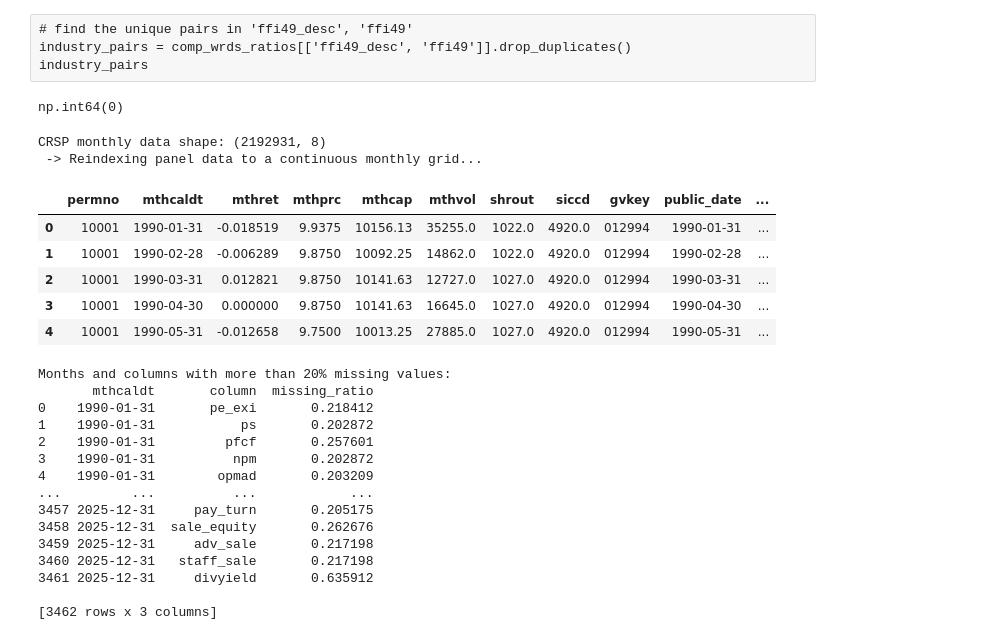
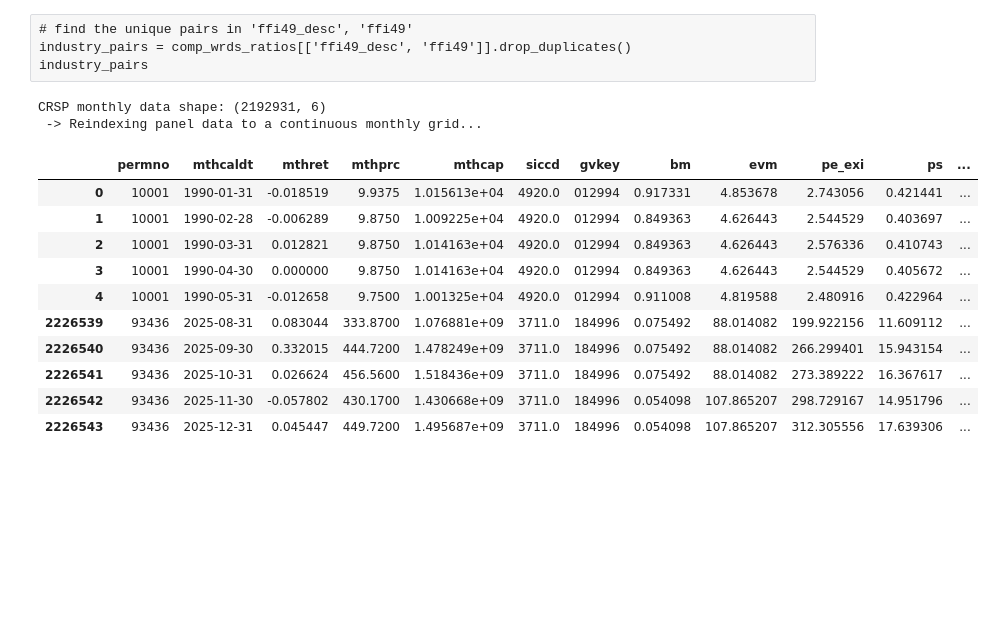
Before and after one commit to damonuc/PricingTailRisk_MDN, a Jupyter notebook: 1DataDownload_Clean.ipynb, the cells around one changed output. Drawn from its saved outputs; the diff is of its cells as text; code cells hidden in the pictures; blank space fills up the shorter version.

```diff
--- a/1DataDownload_Clean.ipynb
+++ b/1DataDownload_Clean.ipynb
@@ -221,6 +221,5 @@ crsp_wrds_msfv2_query_1990
 # %%
-crsp_wrds_msfv2_query_1990=pd.read_parquet('../data/crsp_wrds_msfv2_query_1990.parquet', engine='pyarrow',columns=['permno', 'mthcaldt', 'mthret', 'mthprc', 'mthcap', 'mthvol', 'shrout', 'siccd'])
-# crsp_wrds_msfv2_query_1990=pd.read_parquet('../data/crsp_wrds_msfv2_query_1990.parquet', engine='pyarrow')
+crsp_wrds_msfv2_query_1990=pd.read_parquet('../data/crsp_wrds_msfv2_query_1990.parquet', engine='pyarrow',columns=['permno', 'mthcaldt', 'mthret', 'mthprc', 'mthcap', 'siccd'])
 
 # ----------------------------------------
 # 剔除金融行业 (SIC 代码 6000 至 6999) 暂时作废
@@ -232,7 +231,7 @@ crsp_wrds_msfv2_query_1990=pd.read_parquet('../data/crsp_wrds_msfv2_query_1990.p
 print(f"total rows: {len(crsp_wrds_msfv2_query_1990)}")
 crsp_wrds_msfv2_query_1990=crsp_wrds_msfv2_query_1990.drop_duplicates(subset=['permno', 'mthcaldt'], keep='first')
 print(f"total rows after drop duplicates: {len(crsp_wrds_msfv2_query_1990)}")
-crsp_wrds_msfv2_query_1990.head(5)
+pd.concat([crsp_wrds_msfv2_query_1990.head(3), crsp_wrds_msfv2_query_1990.tail(3)], axis=0)
 # %% [output]
 total rows: 2198474
 total rows after drop duplicates: 2192931
@@ -318,14 +321,10 @@ comp_wrds_ratios.head(5)
 # find the unique pairs in 'ffi49_desc', 'ffi49'
 industry_pairs = comp_wrds_ratios[['ffi49_desc', 'ffi49']].drop_duplicates()
 industry_pairs
-# %%
-comp_wrds_ratios.duplicated(subset=['gvkey', 'public_date'], keep=False).sum()
-# %% [output]
-np.int64(0)
 # %%
 # merge crsp_wrds_msfv2_query_1990 and comp_wrds_ratios by ccm link
 with sqlite3.connect(wrds_path) as db_conn:
-    crsp_ccmxpf_linktable = pd.read_sql('SELECT * FROM crsp_ccmxpf_linktable', db_conn,
+    crsp_ccmxpf_linktable = pd.read_sql('SELECT * FROM crsp_ccmxpf_lnkhist', db_conn,
                                         parse_dates=['linkdt','linkenddt'])
 crsp_ccmxpf_linktable['linkenddt'] = pd.to_datetime(crsp_ccmxpf_linktable['linkenddt']).fillna(pd.to_datetime('2099-12-31'))
 crsp_ccmxpf_linktable['lpermno'] = crsp_ccmxpf_linktable['lpermno'].astype("Int64").astype(str).replace("<NA>", pd.NA).str.strip()
@@ -340,63 +339,53 @@ ccm = ccm.rename(columns={'lpermno': 'permno'})
 comp_ccm = pd.merge(comp_wrds_ratios, ccm[['gvkey', 'permno', 'linkdt', 'linkenddt']], on='gvkey', how='inner')
 comp_ccm = comp_ccm[(comp_ccm['public_date'] >= comp_ccm['linkdt']) &
                     (comp_ccm['public_date'] <= comp_ccm['linkenddt'])]
 
 comp_ccm['public_date'] = comp_ccm['public_date'] + pd.offsets.MonthEnd(0) # 把日期推到月底，和CRSP日期对齐
 crsp_wrds_msfv2_query_1990['mthcaldt'] = crsp_wrds_msfv2_query_1990['mthcaldt'] + pd.offsets.MonthEnd(0)# 把日期推到月底
 print(f"CRSP monthly data shape: {crsp_wrds_msfv2_query_1990.shape}")
 # 匹配每一行有交易数据的股票和财报数据，注意这里是 left join，保留所有的 CRSP 行，财报数据不匹配的会被填 NaN
 micro_df = pd.merge(
     crsp_wrds_msfv2_query_1990,
     comp_ccm,
     left_on=['permno', 'mthcaldt'],
     right_on=['permno', 'public_date'],
     how='left'
 )
 micro_df = micro_df.sort_values(['permno', 'mthcaldt']).reset_index(drop=True)
 
 # =========================================================
 # 核心修复：强制对齐“日历月网格” (Resampling to Continuous Grid)
 # =========================================================
 print(" -> Reindexing panel data to a continuous monthly grid...")
 
 # 2. 将日期设置为 Index，为 Pandas 的重采样做准备
 micro_df = micro_df.set_index('mthcaldt')
 
 # 3. ★ 核心魔法：按 permno 分组，按月 ('ME' 或 'M') 重新采样
 # 只要两个日期之间有断层，Pandas 就会自动插入缺失的月份，并将那一行的值设为 NaN
 micro_df = micro_df.groupby('permno').resample('ME').asfreq().drop(columns=['permno']).reset_index()
-micro_df.head(5)
+micro_df = micro_df.drop(columns=['linkdt', 'linkenddt', 'public_date'], errors='ignore') # 删除不再需要的列
+pd.concat([micro_df.head(5), micro_df.tail(5)], axis=0)
 # %% [output]
-CRSP monthly data shape: (2192931, 8)
+CRSP monthly data shape: (2192931, 6)
  -> Reindexing panel data to a continuous monthly grid...
-|  | permno | mthcaldt | mthret | mthprc | mthcap | mthvol | shrout | siccd | gvkey | public_date | ... |
-| 0 | 10001 | 1990-01-31 | -0.018519 | 9.9375 | 10156.13 | 35255.0 | 1022.0 | 4920.0 | 012994 | 1990-01-31 | ... |
-| 1 | 10001 | 1990-02-28 | -0.006289 | 9.8750 | 10092.25 | 14862.0 | 1022.0 | 4920.0 | 012994 | 1990-02-28 | ... |
-| 2 | 10001 | 1990-03-31 | 0.012821 | 9.8750 | 10141.63 | 12727.0 | 1027.0 | 4920.0 | 012994 | 1990-03-31 | ... |
-| 3 | 10001 | 1990-04-30 | 0.000000 | 9.8750 | 10141.63 | 16645.0 | 1027.0 | 4920.0 | 012994 | 1990-04-30 | ... |
-| 4 | 10001 | 1990-05-31 | -0.012658 | 9.7500 | 10013.25 | 27885.0 | 1027.0 | 4920.0 | 012994 | 1990-05-31 | ... |
+|  | permno | mthcaldt | mthret | mthprc | mthcap | siccd | gvkey | bm | evm | pe_exi | ps | ... |
+| 0 | 10001 | 1990-01-31 | -0.018519 | 9.9375 | 1.015613e+04 | 4920.0 | 012994 | 0.917331 | 4.853678 | 2.743056 | 0.421441 | ... |
+| 1 | 10001 | 1990-02-28 | -0.006289 | 9.8750 | 1.009225e+04 | 4920.0 | 012994 | 0.849363 | 4.626443 | 2.544529 | 0.403697 | ... |
+| 2 | 10001 | 1990-03-31 | 0.012821 | 9.8750 | 1.014163e+04 | 4920.0 | 012994 | 0.849363 | 4.626443 | 2.576336 | 0.410743 | ... |
+| 3 | 10001 | 1990-04-30 | 0.000000 | 9.8750 | 1.014163e+04 | 4920.0 | 012994 | 0.849363 | 4.626443 | 2.544529 | 0.405672 | ... |
+| 4 | 10001 | 1990-05-31 | -0.012658 | 9.7500 | 1.001325e+04 | 4920.0 | 012994 | 0.911008 | 4.819588 | 2.480916 | 0.422964 | ... |
+| 2226539 | 93436 | 2025-08-31 | 0.083044 | 333.8700 | 1.076881e+09 | 3711.0 | 184996 | 0.075492 | 88.014082 | 199.922156 | 11.609112 | ... |
+| 2226540 | 93436 | 2025-09-30 | 0.332015 | 444.7200 | 1.478249e+09 | 3711.0 | 184996 | 0.075492 | 88.014082 | 266.299401 | 15.943154 | ... |
+| 2226541 | 93436 | 2025-10-31 | 0.026624 | 456.5600 | 1.518436e+09 | 3711.0 | 184996 | 0.075492 | 88.014082 | 273.389222 | 16.367617 | ... |
+| 2226542 | 93436 | 2025-11-30 | -0.057802 | 430.1700 | 1.430668e+09 | 3711.0 | 184996 | 0.054098 | 107.865207 | 298.729167 | 14.951796 | ... |
+| 2226543 | 93436 | 2025-12-31 | 0.045447 | 449.7200 | 1.495687e+09 | 3711.0 | 184996 | 0.054098 | 107.865207 | 312.305556 | 17.639306 | ... |
 # %%
 # 按月统计全部股票每一列缺失的占比, 只打印超过20%的月份和列
 missing_by_month = micro_df.groupby('mthcaldt').apply(lambda x: x.isna().mean())
 missing_by_month = missing_by_month[missing_by_month > 0.2].stack().reset_index() #stack() 将多层索引的 DataFrame 转换为长格式
 missing_by_month.columns = ['mthcaldt', 'column', 'missing_ratio']
-print("Months and columns with more than 20% missing values:")
-print(missing_by_month)
+# print("Months and columns with more than 20% missing values:")
+# print(missing_by_month)
 missing_by_month.to_excel('../data/missing_by_month.xlsx', index=False)
-# 主要是divyield缺失比较严重
+# 主要是divyield缺失比较严重, 已经删除了缺失值很严重的数据
-# %% [output]
-Months and columns with more than 20% missing values:
-       mthcaldt       column  missing_ratio
-0    1990-01-31       pe_exi       0.218412
-1    1990-01-31           ps       0.202872
-2    1990-01-31         pfcf       0.257601
-3    1990-01-31          npm       0.202872
-4    1990-01-31        opmad       0.203209
-...         ...          ...            ...
-3457 2025-12-31     pay_turn       0.205175
-3458 2025-12-31  sale_equity       0.262676
-3459 2025-12-31     adv_sale       0.217198
-3460 2025-12-31   staff_sale       0.217198
-3461 2025-12-31     divyield       0.635912
-
-[3462 rows x 3 columns]
```
Also changed, not shown: parts of 7 cells of this notebook, 2 other files.
